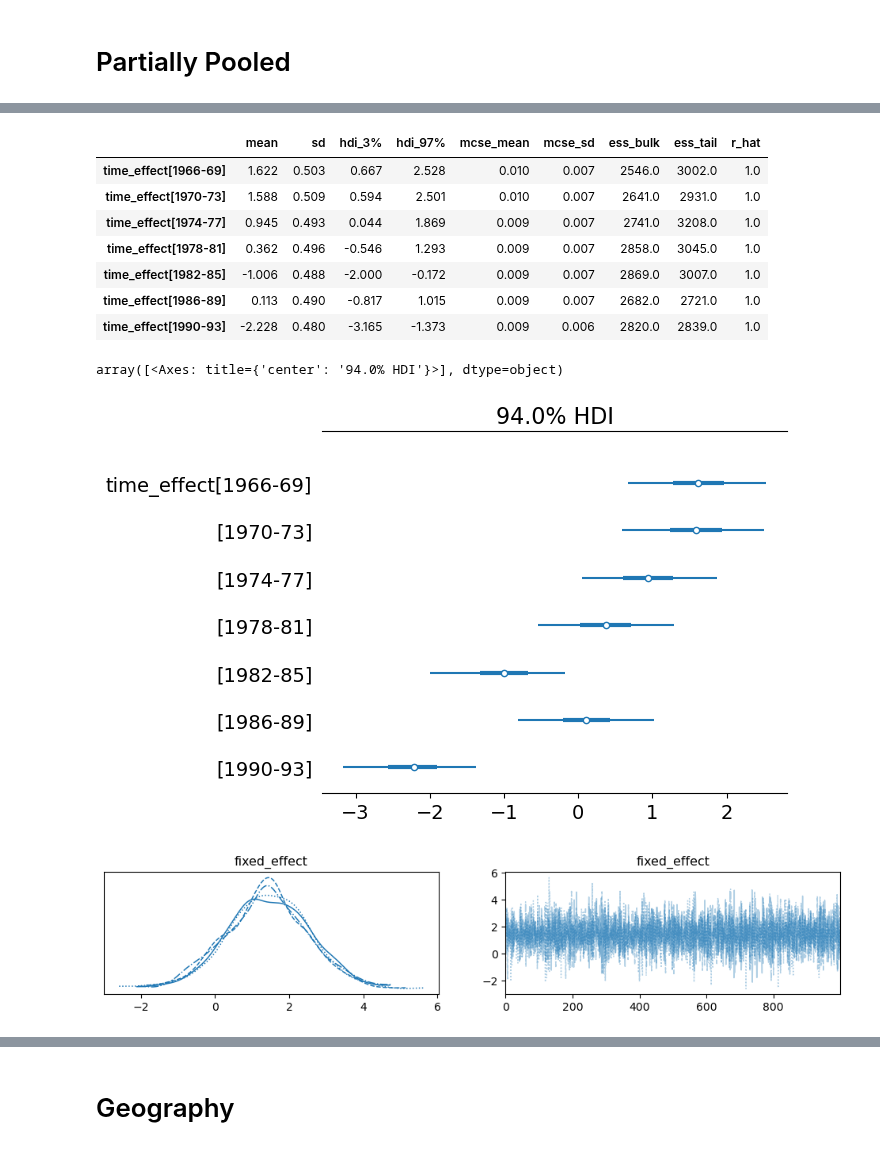
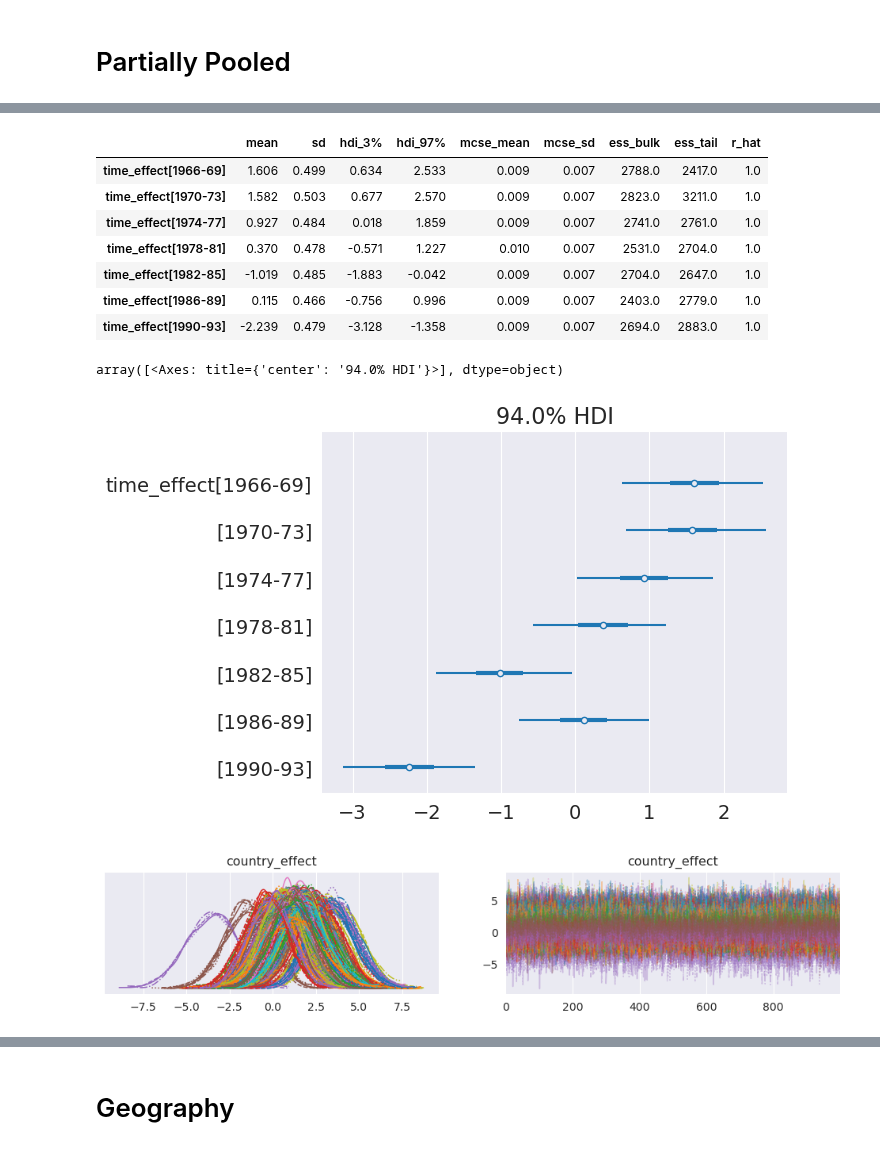
Before and after one commit to jessegrabowski/laos-climate-change, a Jupyter notebook: notebooks/Panel Data.ipynb, the cells around one changed output, grey strips where cells are left out. Cells and saved outputs as stored; diff of their text form; code cells hidden in the pictures.

```diff
--- a/notebooks/Panel Data.ipynb
+++ b/notebooks/Panel Data.ipynb
@@ -30,7 +30,7 @@ with pm.Model(coords=coords) as unpooled:
     mu = pm.Deterministic('mu', fixed_effect[country_idx])
 
     sigma = pm.Exponential('sigma', lam=1)
-    gdp_hat = pm.Normal('gdp', mu=mu, sigma=sigma, observed=df.GDPG)
+    gdp_hat = pm.Normal('gdp', mu=mu, sigma=sigma, observed=df['GDP Growth'])
 # %%
 pm.model_to_graphviz(unpooled)
 # %% [output]
@@ -84,7 +77,7 @@ with pm.Model(coords=coords) as partially_pooled:
     # Update mu
     mu = pm.Deterministic('mu', country_effect[country_idx] + time_effect[year_idx])
     sigma = pm.Exponential('sigma', lam=1)
-    gdp_hat = pm.Normal('gdp', mu=mu, sigma=sigma, observed=df.GDPG)
+    gdp_hat = pm.Normal('gdp', mu=mu, sigma=sigma, observed=df['GDP Growth'])
 # %%
 pm.model_to_graphviz(partially_pooled)
 # %% [output]
@@ -103,22 +104,22 @@ Sampling 4 chains for 1_000 tune and 1_000 draw iterations (4_000 + 4_000 draws
 az.summary(idata, var_names=['time_effect'])
 # %% [output]
 |  | mean | sd | hdi_3% | hdi_97% | mcse_mean | mcse_sd | ess_bulk | ess_tail | r_hat |
-| time_effect[1966-69] | 1.622 | 0.503 | 0.667 | 2.528 | 0.010 | 0.007 | 2546.0 | 3002.0 | 1.0 |
-| time_effect[1970-73] | 1.588 | 0.509 | 0.594 | 2.501 | 0.010 | 0.007 | 2641.0 | 2931.0 | 1.0 |
-| time_effect[1974-77] | 0.945 | 0.493 | 0.044 | 1.869 | 0.009 | 0.007 | 2741.0 | 3208.0 | 1.0 |
-| time_effect[1978-81] | 0.362 | 0.496 | -0.546 | 1.293 | 0.009 | 0.007 | 2858.0 | 3045.0 | 1.0 |
-| time_effect[1982-85] | -1.006 | 0.488 | -2.000 | -0.172 | 0.009 | 0.007 | 2869.0 | 3007.0 | 1.0 |
-| time_effect[1986-89] | 0.113 | 0.490 | -0.817 | 1.015 | 0.009 | 0.007 | 2682.0 | 2721.0 | 1.0 |
-| time_effect[1990-93] | -2.228 | 0.480 | -3.165 | -1.373 | 0.009 | 0.006 | 2820.0 | 2839.0 | 1.0 |
+| time_effect[1966-69] | 1.606 | 0.499 | 0.634 | 2.533 | 0.009 | 0.007 | 2788.0 | 2417.0 | 1.0 |
+| time_effect[1970-73] | 1.582 | 0.503 | 0.677 | 2.570 | 0.009 | 0.007 | 2823.0 | 3211.0 | 1.0 |
+| time_effect[1974-77] | 0.927 | 0.484 | 0.018 | 1.859 | 0.009 | 0.007 | 2741.0 | 2761.0 | 1.0 |
+| time_effect[1978-81] | 0.370 | 0.478 | -0.571 | 1.227 | 0.010 | 0.007 | 2531.0 | 2704.0 | 1.0 |
+| time_effect[1982-85] | -1.019 | 0.485 | -1.883 | -0.042 | 0.009 | 0.007 | 2704.0 | 2647.0 | 1.0 |
+| time_effect[1986-89] | 0.115 | 0.466 | -0.756 | 0.996 | 0.009 | 0.007 | 2403.0 | 2779.0 | 1.0 |
+| time_effect[1990-93] | -2.239 | 0.479 | -3.128 | -1.358 | 0.009 | 0.007 | 2694.0 | 2883.0 | 1.0 |
 # %%
 az.plot_forest(idata, var_names=['time_effect'], combined=True)
 # %% [output]
 array([<Axes: title={'center': '94.0% HDI'}>], dtype=object)
-[figure, old version]
+[figure, new version]
 # %%
-az.plot_trace(idata, var_names=['fixed_effect']);
+az.plot_trace(idata, var_names=['country_effect']);
 # %% [output]
-[figure, old version]
+[figure, new version]
 # %%
 with partially_pooled:
     idata = pm.sample_posterior_predictive(idata, extend_inferencedata=True)
```
Also changed, not shown: parts of 28 cells of this notebook, 3 other files.
